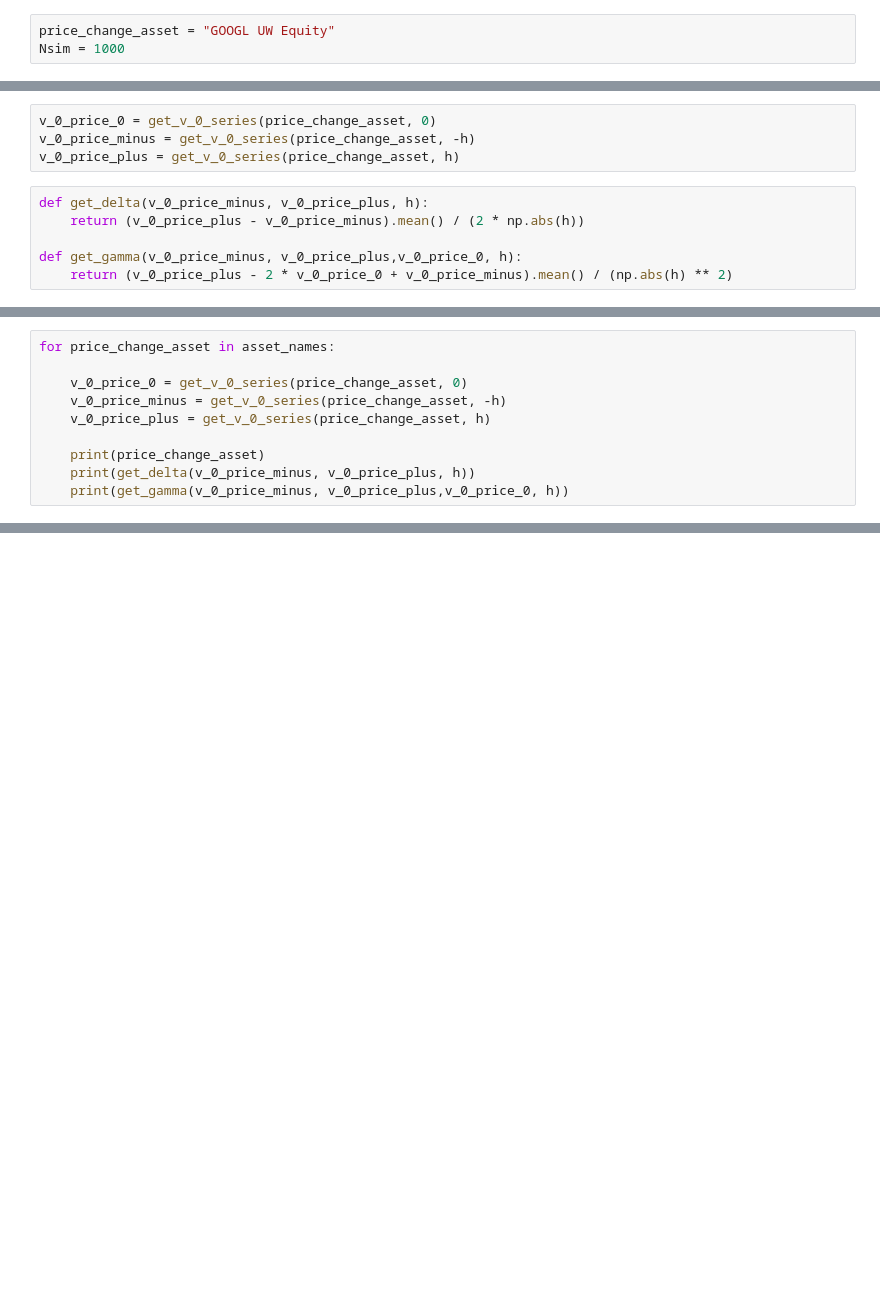
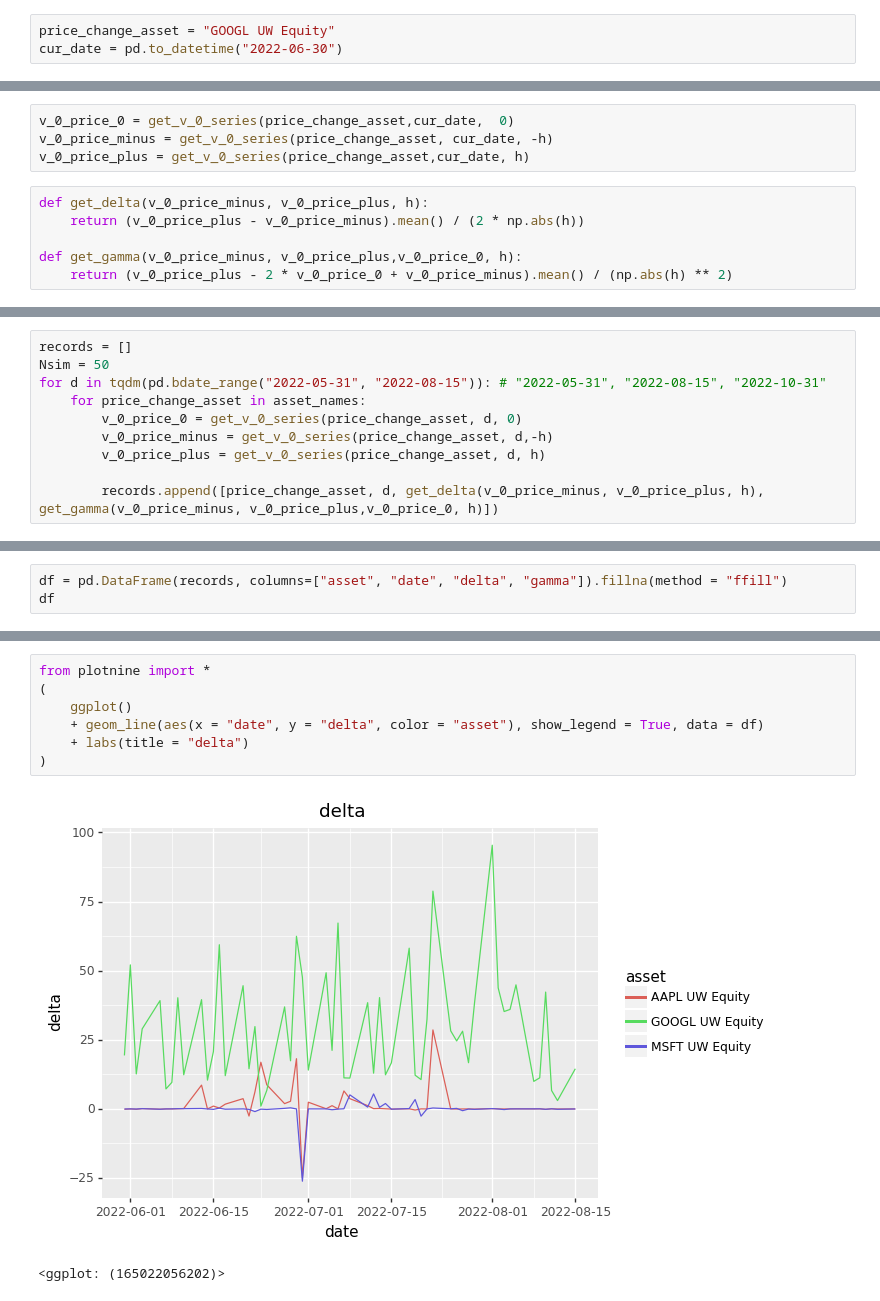
Before and after one commit to livelycloud/MH4518_GROUP13, a Jupyter notebook: greeks/greeks_simulation.ipynb, the cells around one changed output, grey strips where cells are left out. Drawn from its saved outputs; the diff is of its cells as text; blank space fills up the shorter version.

```diff
--- a/greeks/greeks_simulation.ipynb
+++ b/greeks/greeks_simulation.ipynb
@@ -220,13 +243,13 @@ def get_v_0_series(price_change_asset, h):
     return v_0_price
 # %%
 price_change_asset = "GOOGL UW Equity"
-Nsim = 1000
+cur_date = pd.to_datetime("2022-06-30")
 # %%
 h = 0.5
 # %%
-v_0_price_0 = get_v_0_series(price_change_asset, 0)
-v_0_price_minus = get_v_0_series(price_change_asset, -h)
-v_0_price_plus = get_v_0_series(price_change_asset, h)
+v_0_price_0 = get_v_0_series(price_change_asset,cur_date,  0)
+v_0_price_minus = get_v_0_series(price_change_asset, cur_date, -h)
+v_0_price_plus = get_v_0_series(price_change_asset,cur_date, h)
 # %%
 def get_delta(v_0_price_minus, v_0_price_plus, h):
     return (v_0_price_plus - v_0_price_minus).mean() / (2 * np.abs(h))
@@ -240,10 +263,10 @@ get_delta(v_0_price_minus, v_0_price_plus, h), get_gamma(v_0_price_minus, v_0_pr
 # %%
-for price_change_asset in asset_names:
+records = []
+Nsim = 50
+for d in tqdm(pd.bdate_range("2022-05-31", "2022-08-15")): # "2022-05-31", "2022-08-15", "2022-10-31"
+    for price_change_asset in asset_names:
+        v_0_price_0 = get_v_0_series(price_change_asset, d, 0)
+        v_0_price_minus = get_v_0_series(price_change_asset, d,-h)
+        v_0_price_plus = get_v_0_series(price_change_asset, d, h)
 
-    v_0_price_0 = get_v_0_series(price_change_asset, 0)
-    v_0_price_minus = get_v_0_series(price_change_asset, -h)
-    v_0_price_plus = get_v_0_series(price_change_asset, h)
-
-    print(price_change_asset)
-    print(get_delta(v_0_price_minus, v_0_price_plus, h))
-    print(get_gamma(v_0_price_minus, v_0_price_plus,v_0_price_0, h))
+        records.append([price_change_asset, d, get_delta(v_0_price_minus, v_0_price_plus, h), get_gamma(v_0_price_minus, v_0_price_plus,v_0_price_0, h)])
@@ -275,0 +273,3 @@ for value in ([37.077599787805376,
+# %%
+df = pd.DataFrame(records, columns=["asset", "date", "delta", "gamma"]).fillna(method = "ffill")
+df
@@ -275,0 +306,10 @@ for value in ([37.077599787805376,
+# %%
+from plotnine import *
+(
+    ggplot()
+    + geom_line(aes(x = "date", y = "delta", color = "asset"), show_legend = True, data = df)
+    + labs(title = "delta")
+)
+# %% [output]
+[figure, added]
+<ggplot: (165022056202)>
```
Also changed, not shown: parts of 11 cells of this notebook, 6 other files.
